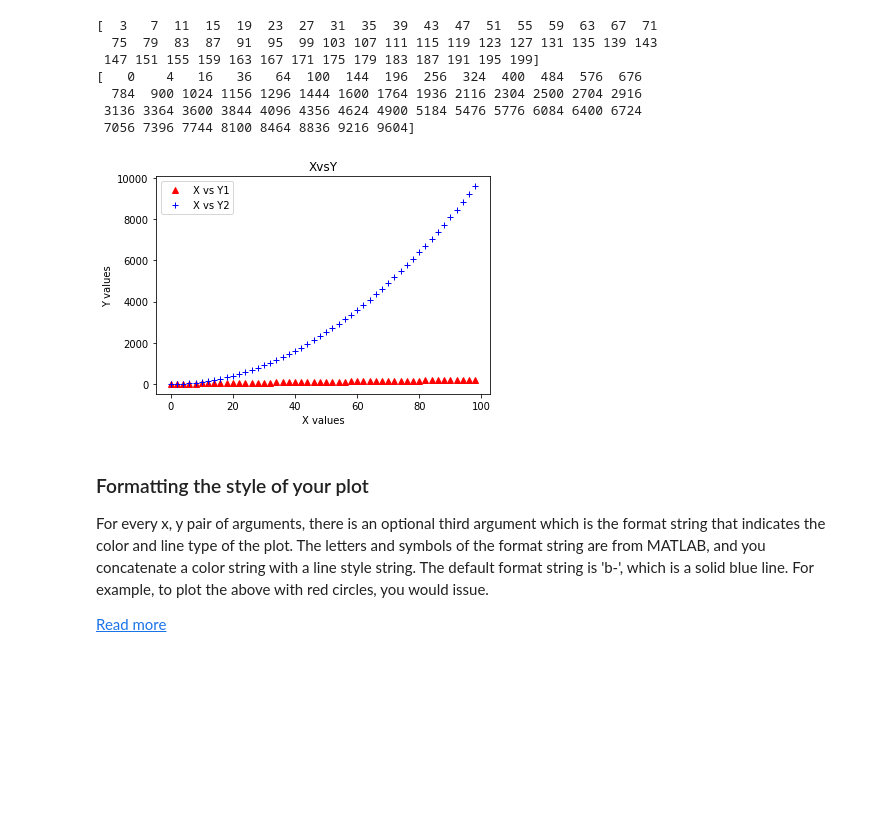
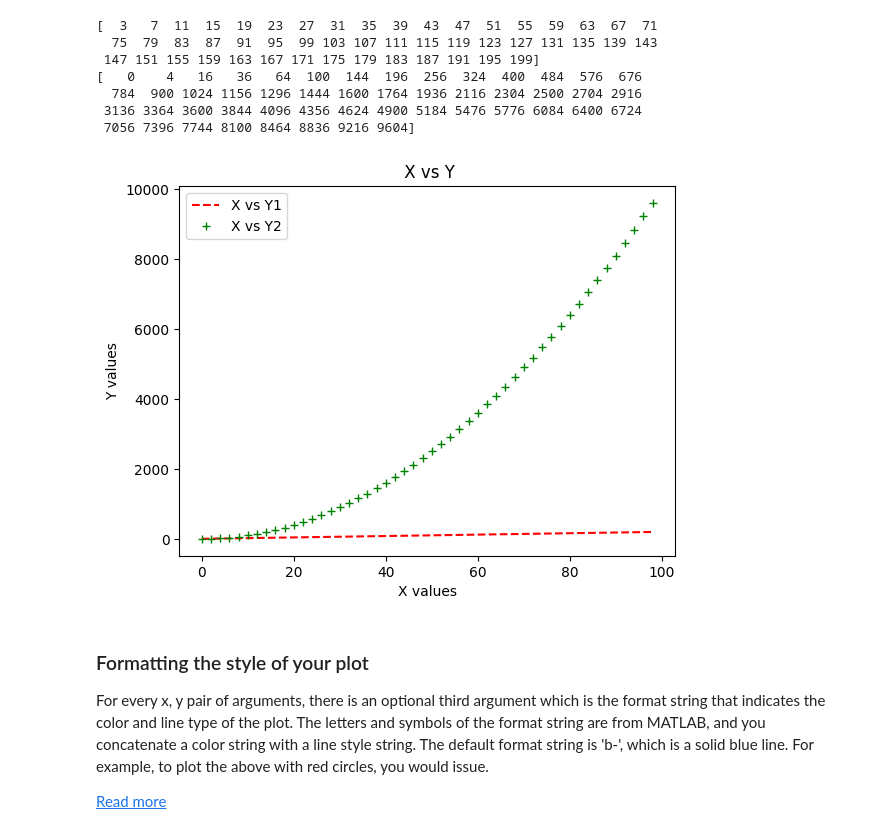
Before and after one commit to Eranga035225/Python-advanced-Course_tutorials, a Jupyter notebook: modules/3-matplotlib-tutorial.ipynb, the cells around one changed output. Cells and saved outputs as stored; diff of their text form; code cells hidden in the pictures; blank space fills up the shorter version.

Commit message:
plotting graphs

```diff
--- a/modules/3-matplotlib-tutorial.ipynb
+++ b/modules/3-matplotlib-tutorial.ipynb
@@ -50,16 +52,16 @@ print(y2)
  3136 3364 3600 3844 4096 4356 4624 4900 5184 5476 5776 6084 6400 6724
  7056 7396 7744 8100 8464 8836 9216 9604]
 # %%
-plt.plot(x,y1,'r^',label='X vs Y1')
-plt.plot(x,y2,'b+',label='X vs Y2')
+plt.plot(x,y1,'r--',label='X vs Y1')
+plt.plot(x,y2,'g+',label='X vs Y2')
 plt.legend()
 plt.xlabel('X values')
 plt.ylabel('Y values')
-plt.title('XvsY')
+plt.title(' X vs Y')
 plt.savefig('myGraph.png',dpi=300)
 plt.show()
 # %% [output]
-[figure, old version]
+[figure, new version]
 # %% [markdown]
 ### Formatting the style of your plot
 For every x, y pair of arguments, there is an optional third argument which is the format string that indicates the color and line type of the plot. The letters and symbols of the format string are from MATLAB, and you concatenate a color string with a line style string. The default format string is 'b-', which is a solid blue line. For example, to plot the above with red circles, you would issue.
```
Also changed, not shown: parts of 1 cell of this notebook, 1 other file.
